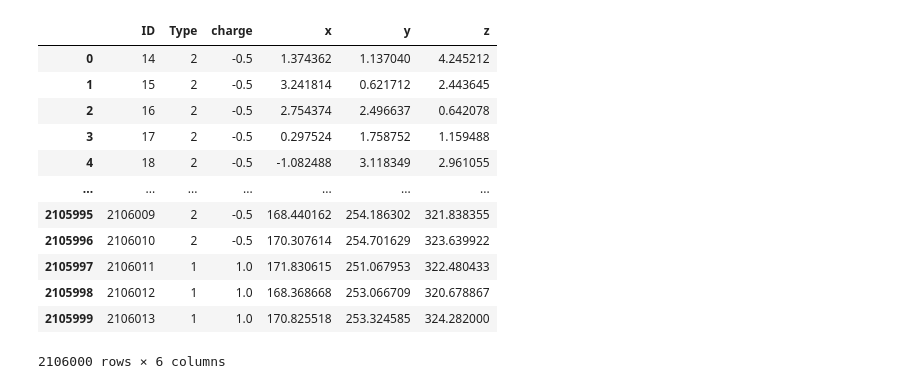
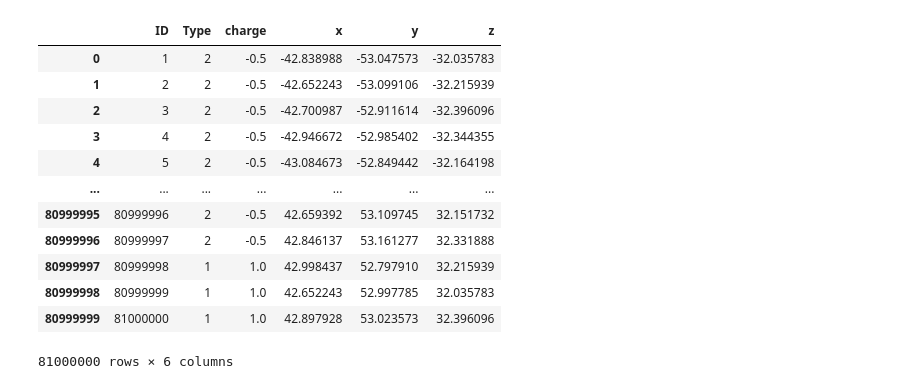
Before and after one commit to NSF-GCR-MDDM/kmream_md, a Jupyter notebook: generate_crystal.ipynb, the cells around one changed output. Cells and saved outputs as stored; diff of their text form; code cells hidden in the pictures.

```diff
--- a/generate_crystal.ipynb
+++ b/generate_crystal.ipynb
@@ -39,29 +39,35 @@ with open('quartz_supercell2.lmp', 'w') as f:
         x, y, z = atom.position
         f.write(f"{i} {atom_type} {x:.6f} {y:.6f} {z:.6f}\n")
 # %%
-data = pd.read_csv('quartz_supercell2.txt', sep = " ")
-data['ID'] = data.index + 14
+data = pd.read_csv('quartz_supercell_emilie.txt', sep = " ")
+data['ID'] = data.index + 1
 data.loc[data['Type'] == 14, 'Type'] = 1
 data.loc[data['Type'] == 8, 'Type'] = 2
 charge_map = {1: 1.0, 2: -0.5}
 data['charge'] = data['Type'].map(charge_map)
 charge_col = data.pop('charge')
 data.insert(2, 'charge', charge_col)
+
+for coord in ['x', 'y', 'z']:
+    center = (data[coord].max() + data[coord].min()) / 2
+    data[coord] = data[coord] - center
+    data[coord] = data[coord] / 10
+
 data
 # %% [output]
 |  | ID | Type | charge | x | y | z |
-| 0 | 14 | 2 | -0.5 | 1.374362 | 1.137040 | 4.245212 |
-| 1 | 15 | 2 | -0.5 | 3.241814 | 0.621712 | 2.443645 |
-| 2 | 16 | 2 | -0.5 | 2.754374 | 2.496637 | 0.642078 |
-| 3 | 17 | 2 | -0.5 | 0.297524 | 1.758752 | 1.159488 |
-| 4 | 18 | 2 | -0.5 | -1.082488 | 3.118349 | 2.961055 |
+| 0 | 1 | 2 | -0.5 | -42.838988 | -53.047573 | -32.035783 |
+| 1 | 2 | 2 | -0.5 | -42.652243 | -53.099106 | -32.215939 |
+| 2 | 3 | 2 | -0.5 | -42.700987 | -52.911614 | -32.396096 |
+| 3 | 4 | 2 | -0.5 | -42.946672 | -52.985402 | -32.344355 |
+| 4 | 5 | 2 | -0.5 | -43.084673 | -52.849442 | -32.164198 |
 | ... | ... | ... | ... | ... | ... | ... |
-| 2105995 | 2106009 | 2 | -0.5 | 168.440162 | 254.186302 | 321.838355 |
-| 2105996 | 2106010 | 2 | -0.5 | 170.307614 | 254.701629 | 323.639922 |
-| 2105997 | 2106011 | 1 | 1.0 | 171.830615 | 251.067953 | 322.480433 |
-| 2105998 | 2106012 | 1 | 1.0 | 168.368668 | 253.066709 | 320.678867 |
-| 2105999 | 2106013 | 1 | 1.0 | 170.825518 | 253.324585 | 324.282000 |
+| 80999995 | 80999996 | 2 | -0.5 | 42.659392 | 53.109745 | 32.151732 |
+| 80999996 | 80999997 | 2 | -0.5 | 42.846137 | 53.161277 | 32.331888 |
+| 80999997 | 80999998 | 1 | 1.0 | 42.998437 | 52.797910 | 32.215939 |
+| 80999998 | 80999999 | 1 | 1.0 | 42.652243 | 52.997785 | 32.035783 |
+| 80999999 | 81000000 | 1 | 1.0 | 42.897928 | 53.023573 | 32.396096 |
-2106000 rows × 6 columns
+81000000 rows × 6 columns
 # %%
 '''
 if necessary, cut the data such that it is rectangular/perpendicular to each axes w.r.t. all 3 planes -> below code visualizes supercell crystal for verification
```
Also changed, not shown: parts of 7 cells of this notebook.
